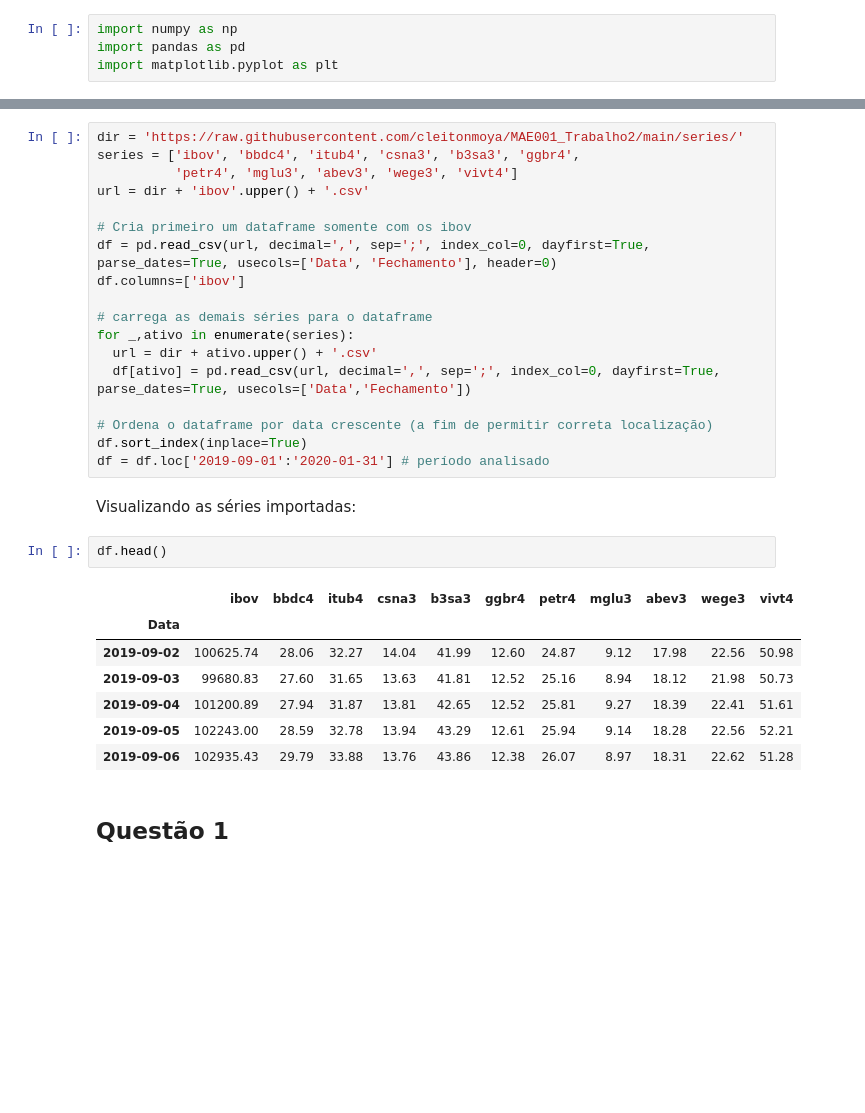
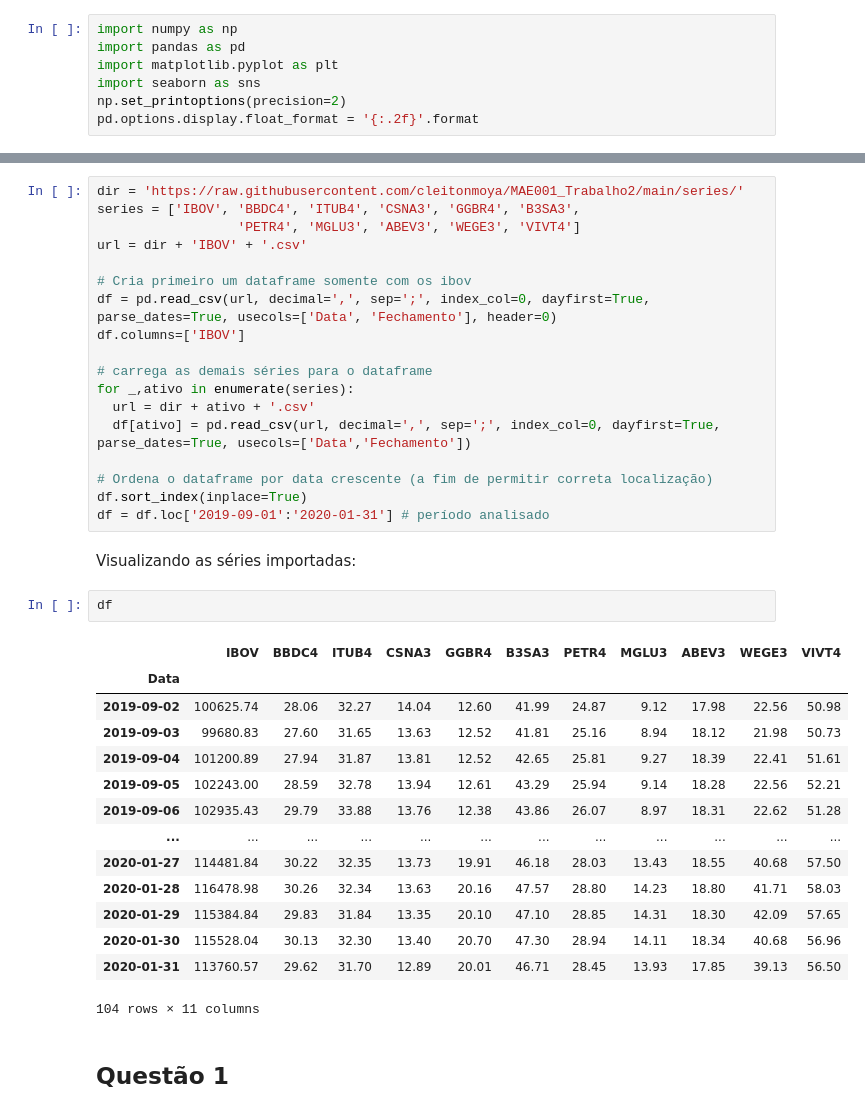
Before and after one commit to cleitonmoya/MAE001_Trabalho2, a Jupyter notebook: Trabalho2.ipynb, the cells around one changed output, grey strips where cells are left out. Drawn from its saved outputs; the diff is of its cells as text; blank space fills up the shorter version.

```diff
--- a/Trabalho2.ipynb
+++ b/Trabalho2.ipynb
@@ -17,21 +20,24 @@ Bibliotecas utilizados neste trabalho:
 import numpy as np
 import pandas as pd
 import matplotlib.pyplot as plt
+import seaborn as sns
+np.set_printoptions(precision=2)
+pd.options.display.float_format = '{:.2f}'.format
 # %% [markdown]
 Importação da séries financeiras utilizadas nas questões 2, 3 e 4:
 # %%
 dir = 'https://raw.githubusercontent.com/cleitonmoya/MAE001_Trabalho2/main/series/'
-series = ['ibov', 'bbdc4', 'itub4', 'csna3', 'b3sa3', 'ggbr4',
-          'petr4', 'mglu3', 'abev3', 'wege3', 'vivt4']
-url = dir + 'ibov'.upper() + '.csv'
+series = ['IBOV', 'BBDC4', 'ITUB4', 'CSNA3', 'GGBR4', 'B3SA3',
+                  'PETR4', 'MGLU3', 'ABEV3', 'WEGE3', 'VIVT4']
+url = dir + 'IBOV' + '.csv'
 
 # Cria primeiro um dataframe somente com os ibov
 df = pd.read_csv(url, decimal=',', sep=';', index_col=0, dayfirst=True, parse_dates=True, usecols=['Data', 'Fechamento'], header=0)
-df.columns=['ibov']
+df.columns=['IBOV']
 
 # carrega as demais séries para o dataframe
 for _,ativo in enumerate(series):
-  url = dir + ativo.upper() + '.csv'
+  url = dir + ativo + '.csv'
   df[ativo] = pd.read_csv(url, decimal=',', sep=';', index_col=0, dayfirst=True, parse_dates=True, usecols=['Data','Fechamento'])
 
 # Ordena o dataframe por data crescente (a fim de permitir correta localização)
@@ -40,15 +46,22 @@ df = df.loc['2019-09-01':'2020-01-31'] # período analisado
 # %% [markdown]
 Visualizando as séries importadas:
 # %%
-df.head()
+df
 # %% [output]
-|  | ibov | bbdc4 | itub4 | csna3 | b3sa3 | ggbr4 | petr4 | mglu3 | abev3 | wege3 | vivt4 |
+|  | IBOV | BBDC4 | ITUB4 | CSNA3 | GGBR4 | B3SA3 | PETR4 | MGLU3 | ABEV3 | WEGE3 | VIVT4 |
 | Data |  |  |  |  |  |  |  |  |  |  |  |
-| 2019-09-02 | 100625.74 | 28.06 | 32.27 | 14.04 | 41.99 | 12.60 | 24.87 | 9.12 | 17.98 | 22.56 | 50.98 |
-| 2019-09-03 | 99680.83 | 27.60 | 31.65 | 13.63 | 41.81 | 12.52 | 25.16 | 8.94 | 18.12 | 21.98 | 50.73 |
-| 2019-09-04 | 101200.89 | 27.94 | 31.87 | 13.81 | 42.65 | 12.52 | 25.81 | 9.27 | 18.39 | 22.41 | 51.61 |
-| 2019-09-05 | 102243.00 | 28.59 | 32.78 | 13.94 | 43.29 | 12.61 | 25.94 | 9.14 | 18.28 | 22.56 | 52.21 |
-| 2019-09-06 | 102935.43 | 29.79 | 33.88 | 13.76 | 43.86 | 12.38 | 26.07 | 8.97 | 18.31 | 22.62 | 51.28 |
+| 2019-09-02 | 100625.74 | 28.06 | 32.27 | 14.04 | 12.60 | 41.99 | 24.87 | 9.12 | 17.98 | 22.56 | 50.98 |
+| 2019-09-03 | 99680.83 | 27.60 | 31.65 | 13.63 | 12.52 | 41.81 | 25.16 | 8.94 | 18.12 | 21.98 | 50.73 |
+| 2019-09-04 | 101200.89 | 27.94 | 31.87 | 13.81 | 12.52 | 42.65 | 25.81 | 9.27 | 18.39 | 22.41 | 51.61 |
+| 2019-09-05 | 102243.00 | 28.59 | 32.78 | 13.94 | 12.61 | 43.29 | 25.94 | 9.14 | 18.28 | 22.56 | 52.21 |
+| 2019-09-06 | 102935.43 | 29.79 | 33.88 | 13.76 | 12.38 | 43.86 | 26.07 | 8.97 | 18.31 | 22.62 | 51.28 |
+| ... | ... | ... | ... | ... | ... | ... | ... | ... | ... | ... | ... |
+| 2020-01-27 | 114481.84 | 30.22 | 32.35 | 13.73 | 19.91 | 46.18 | 28.03 | 13.43 | 18.55 | 40.68 | 57.50 |
+| 2020-01-28 | 116478.98 | 30.26 | 32.34 | 13.63 | 20.16 | 47.57 | 28.80 | 14.23 | 18.80 | 41.71 | 58.03 |
+| 2020-01-29 | 115384.84 | 29.83 | 31.84 | 13.35 | 20.10 | 47.10 | 28.85 | 14.31 | 18.30 | 42.09 | 57.65 |
+| 2020-01-30 | 115528.04 | 30.13 | 32.30 | 13.40 | 20.70 | 47.30 | 28.94 | 14.11 | 18.34 | 40.68 | 56.96 |
+| 2020-01-31 | 113760.57 | 29.62 | 31.70 | 12.89 | 20.01 | 46.71 | 28.45 | 13.93 | 17.85 | 39.13 | 56.50 |
+104 rows × 11 columns
 # %% [markdown]
 ## Questão 1
 # %% [markdown]
```
Also changed, not shown: parts of 17 cells of this notebook.
